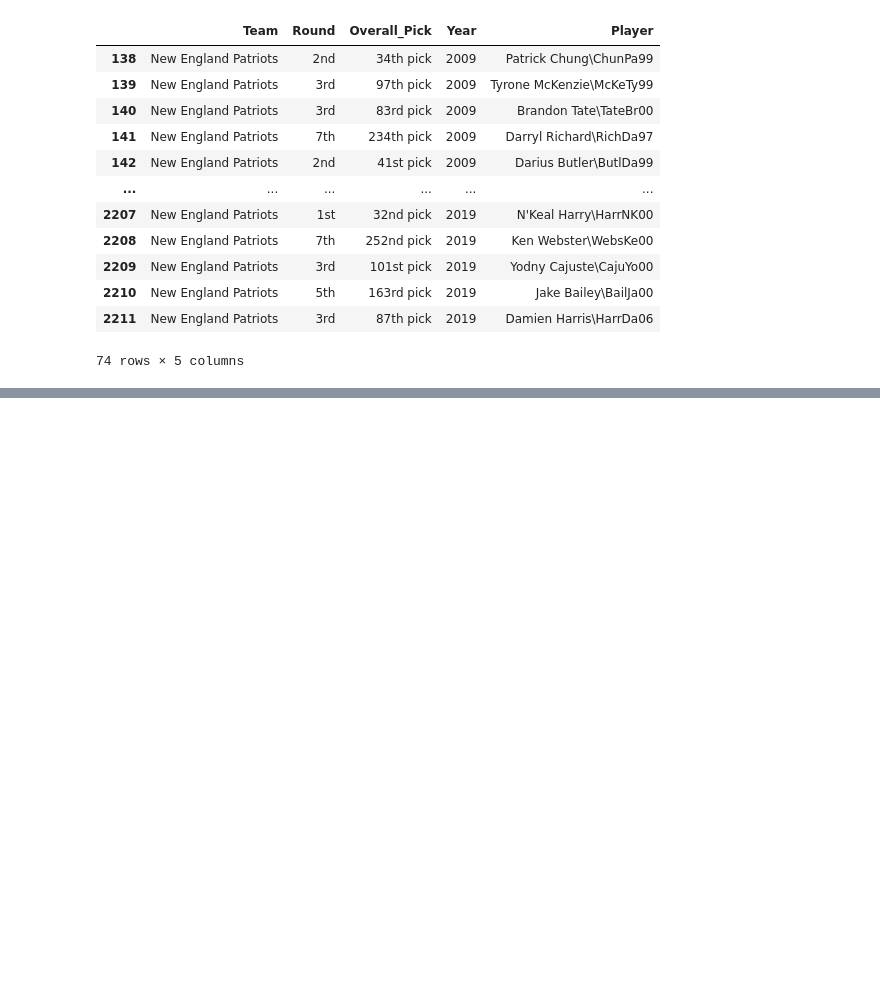
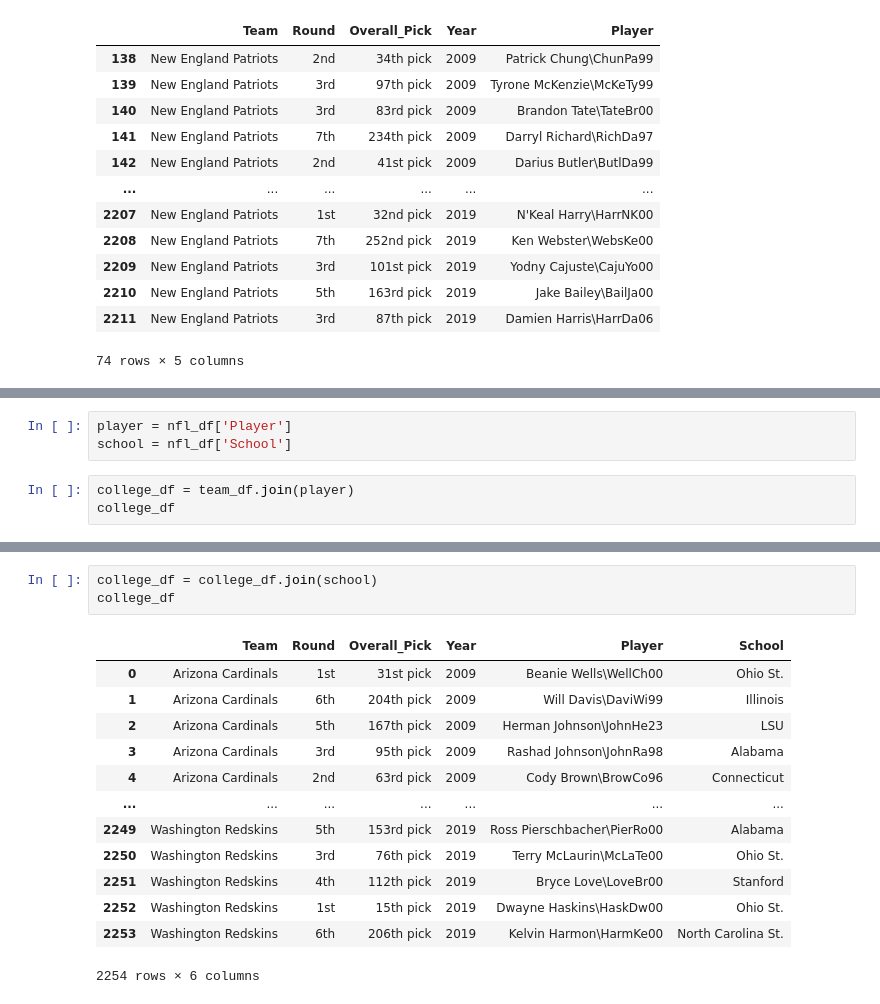
Before and after one commit to c-pilot875/Group3_FinalProject, a Jupyter notebook: nfl/Exploratory/Team picks.ipynb, the cells around one changed output, grey strips where cells are left out. Drawn from its saved outputs; the diff is of its cells as text; blank space fills up the shorter version.

Commit message:
Update to Team picks code

```diff
--- a/nfl/Exploratory/Team picks.ipynb
+++ b/nfl/Exploratory/Team picks.ipynb
@@ -231,0 +248,6 @@ See the caveats in the documentation: https://pandas.pydata.org/pandas-docs/stab
+# %%
+player = nfl_df['Player']
+school = nfl_df['School']
+# %%
+college_df = team_df.join(player)
+college_df
@@ -231,0 +268,17 @@ See the caveats in the documentation: https://pandas.pydata.org/pandas-docs/stab
+# %%
+college_df = college_df.join(school)
+college_df
+# %% [output]
+|  | Team | Round | Overall_Pick | Year | Player | School |
+| 0 | Arizona Cardinals | 1st | 31st pick | 2009 | Beanie Wells\WellCh00 | Ohio St. |
+| 1 | Arizona Cardinals | 6th | 204th pick | 2009 | Will Davis\DaviWi99 | Illinois |
+| 2 | Arizona Cardinals | 5th | 167th pick | 2009 | Herman Johnson\JohnHe23 | LSU |
+| 3 | Arizona Cardinals | 3rd | 95th pick | 2009 | Rashad Johnson\JohnRa98 | Alabama |
+| 4 | Arizona Cardinals | 2nd | 63rd pick | 2009 | Cody Brown\BrowCo96 | Connecticut |
+| ... | ... | ... | ... | ... | ... | ... |
+| 2249 | Washington Redskins | 5th | 153rd pick | 2019 | Ross Pierschbacher\PierRo00 | Alabama |
+| 2250 | Washington Redskins | 3rd | 76th pick | 2019 | Terry McLaurin\McLaTe00 | Ohio St. |
+| 2251 | Washington Redskins | 4th | 112th pick | 2019 | Bryce Love\LoveBr00 | Stanford |
+| 2252 | Washington Redskins | 1st | 15th pick | 2019 | Dwayne Haskins\HaskDw00 | Ohio St. |
+| 2253 | Washington Redskins | 6th | 206th pick | 2019 | Kelvin Harmon\HarmKe00 | North Carolina St. |
+2254 rows × 6 columns
```
Also changed, not shown: parts of 7 cells of this notebook.
